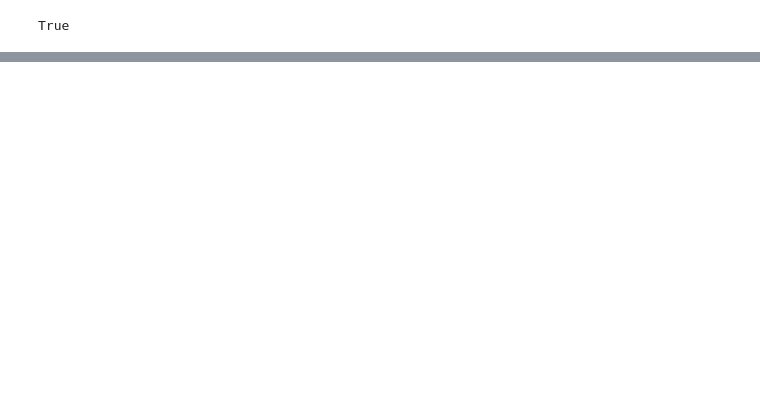
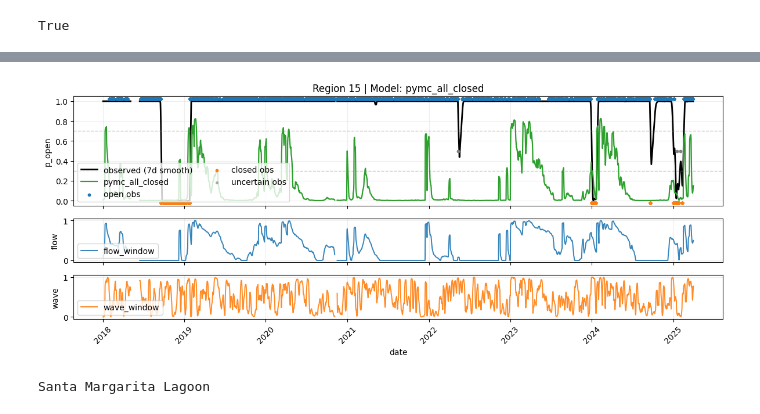
Before and after one commit to kyle-dorman/estuary, a Jupyter notebook: notebooks/seasonal_drivers_v2.ipynb, the cells around one changed output, grey strips where cells are left out. Drawn from its saved outputs; the diff is of its cells as text; code cells hidden in the pictures; blank space fills up the shorter version.

```diff
--- a/notebooks/seasonal_drivers_v2.ipynb
+++ b/notebooks/seasonal_drivers_v2.ipynb
@@ -3065,0 +1470,18 @@ plt.show()
+# %%
+region = 15
+
+_ = plot_region_model_with_inputs(
+    sim_all=sim_all,
+    record_df=record_df,
+    region=region,
+    model_name="pymc_all_closed",
+    # start="2023-09-01",
+    # end="2023-12-21",
+    smooth_days=7,
+    model_colors=MODEL_COLORS,
+    # save_path="/Users/kyledorman/Desktop/open_48_2018.png",
+)
+print(gdf.loc[region].Estuary_Name)
+# %% [output]
+[figure, added]
+Santa Margarita Lagoon
```
Also changed, not shown: parts of 79 cells of this notebook, 6 other files.
